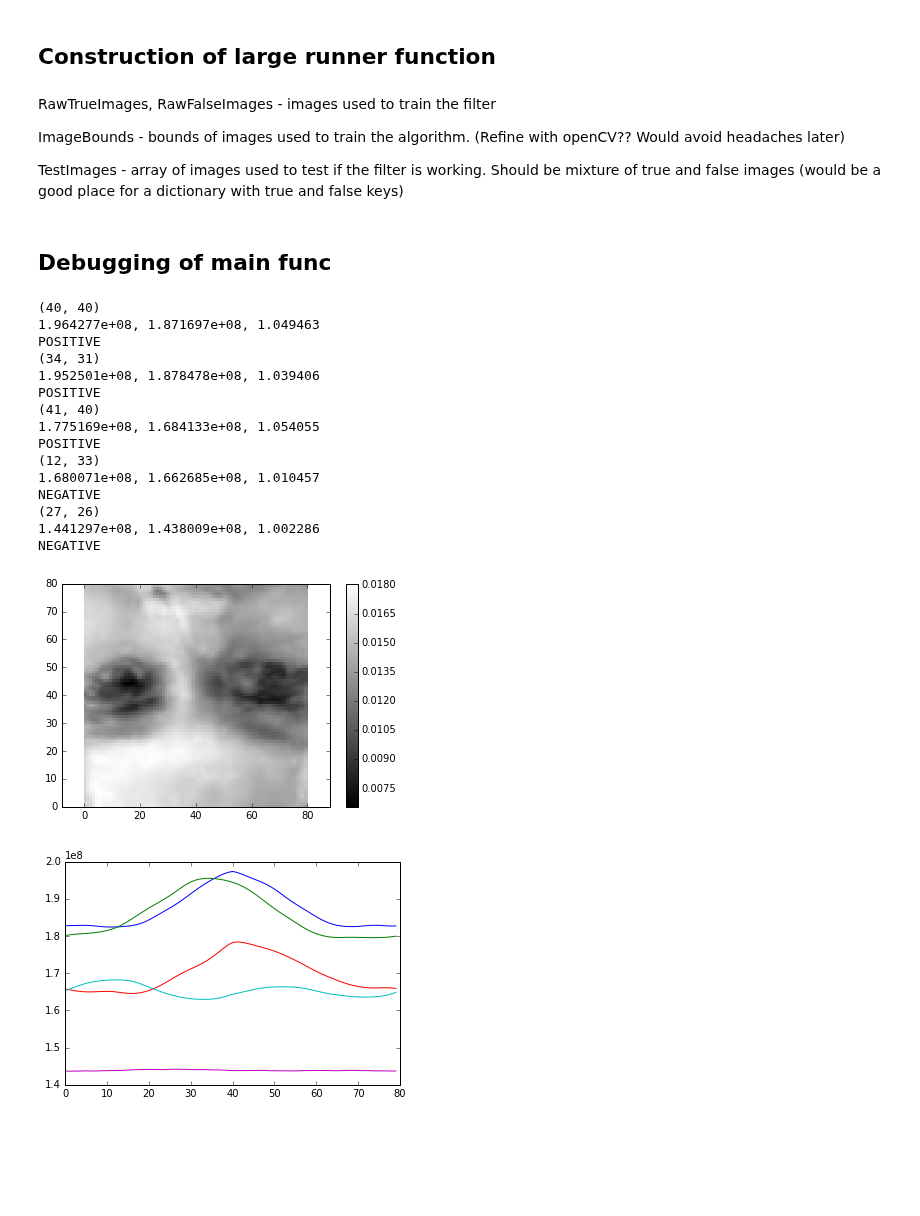
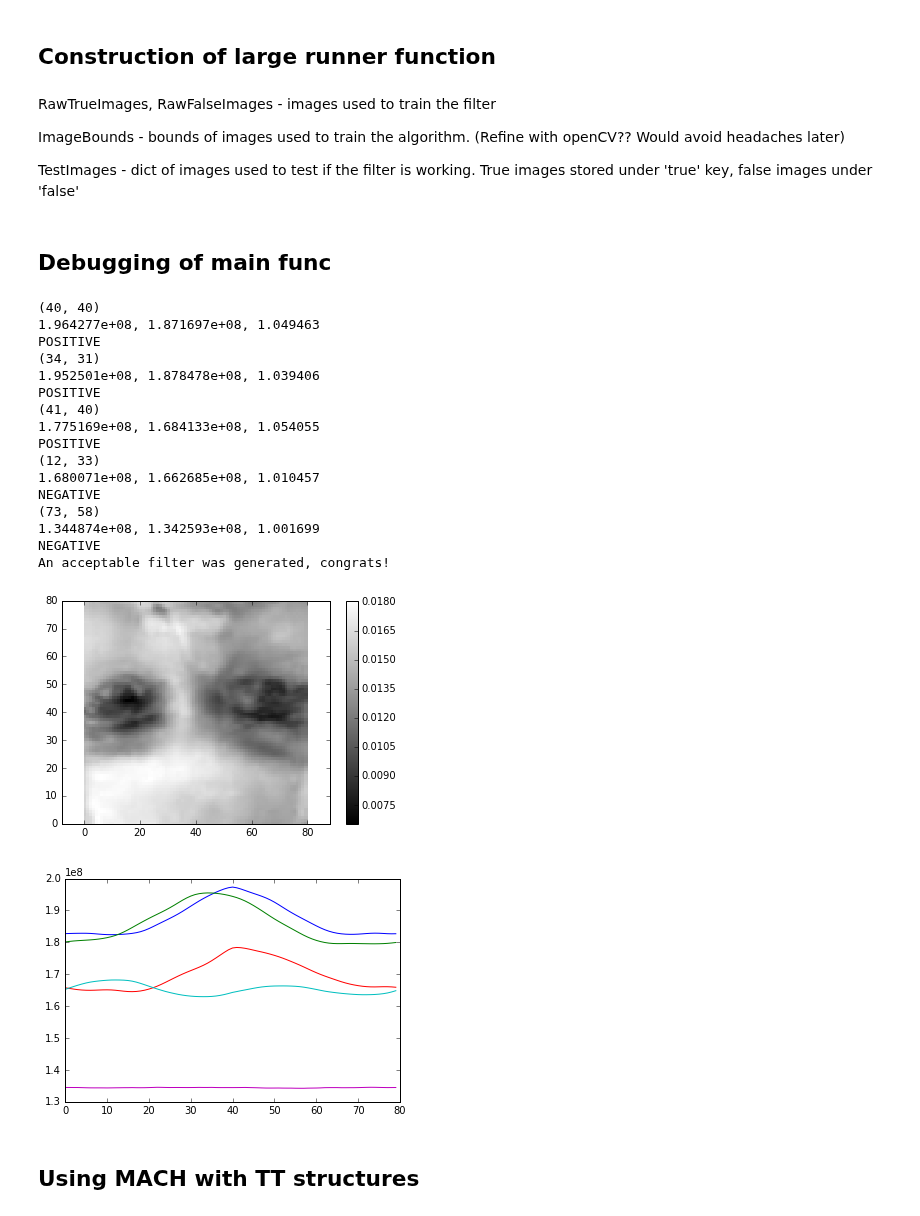
Before and after one commit to huskeypm/sparkdetection, a Jupyter notebook: mach/MACH.ipynb, the cells around one changed output. Saved outputs shown, nothing was run; the diff lists cells and outputs as text; code cells hidden in the pictures; blank space fills up the shorter version.

Commit message:
Minor changes to MACH.ipynb

```diff
--- a/mach/MACH.ipynb
+++ b/mach/MACH.ipynb
@@ -185,23 +189,22 @@ RawTrueImages, RawFalseImages - images used to train the filter
 
 ImageBounds - bounds of images used to train the algorithm. (Refine with openCV?? Would avoid headaches later)
 
-TestImages - array of images used to test if the filter is working. Should be mixture of true and false images (would be a good place for a dictionary with true and false keys)
+TestImages - dict of images used to test if the filter is working. True images stored under 'true' key, false images under 'false'
 # %%
 def main(RawTrueImageLocations, RawFalseImageLocations, ImageBounds, TestImageLocationDict):
+    # Might wind up cutting out the reading of images from this func and instead write another func
+
     # Read in true images
     TrueImages = []
-    for fileName in RawTrueImageLocations:
-        Img = util.ReadImg(fileName,renorm=True,bound=ImageBounds)
-        TrueImages.append(Img)
-        #plt.figure()
-        #util.myplot(Img)
+    [TrueImages.append(util.ReadImg(fileName,renorm=True,bound=ImageBounds)) for fileName in RawTrueImageLocations]
     TrueImages = np.asarray(TrueImages,dtype=np.float)
 
     # Read in false images
     FalseImages = []
-    for fileName in RawFalseImageLocations:
-        Img = util.ReadImg(fileName,renorm=True,bound=[72,152])
-        FalseImages.append(Img)
+    [FalseImages.append(util.ReadImg(fileName,renorm=True,bound=[72,152])) for fileName in RawFalseImageLocations]
+    #for fileName in RawFalseImageLocations:
+    #    Img = util.ReadImg(fileName,renorm=True,bound=[72,152])
+    #    FalseImages.append(Img)
     FalseImages = np.asarray(FalseImages,dtype=np.float)
 
     '''
@@ -245,9 +248,12 @@ def main(RawTrueImageLocations, RawFalseImageLocations, ImageBounds, TestImageLo
 
     #Here would be a good spot to refine filter via simple while loop.
     #(while result=False for True image, change threshold. Or something similar)
+    print("An acceptable filter was generated, congrats!")
+    return truthFilter
 # %% [markdown]
 ## Debugging of main func
 # %%
+root = "./images/"
 trueNames = ['a', 'b', 'c']
 TestTrue = [root+i+'.png' for i in trueNames]
 
@@ -259,22 +265,25 @@ ImageBounds = [60,140]
 trueTestImages = TestTrue ; falseTestImages = TestFalse
 testImages = {'true': trueTestImages, 'false': falseTestImages}
 # %%
-main(TestTrue, TestFalse, ImageBounds, testImages)
+generatedFilter = main(TestTrue, TestFalse, ImageBounds, testImages)
 # %% [output]
 (40, 40)
 1.964277e+08, 1.871697e+08, 1.049463
 POSITIVE
 (34, 31)
 1.952501e+08, 1.878478e+08, 1.039406
 POSITIVE
 (41, 40)
 1.775169e+08, 1.684133e+08, 1.054055
 POSITIVE
 (12, 33)
 1.680071e+08, 1.662685e+08, 1.010457
 NEGATIVE
-(27, 26)
-1.441297e+08, 1.438009e+08, 1.002286
+(73, 58)
+1.344874e+08, 1.342593e+08, 1.001699
 NEGATIVE
+An acceptable filter was generated, congrats!
 [figure]
-[figure, old version]
+[figure, new version]
+# %% [markdown]
+## Using MACH with TT structures
```
Also changed, not shown: parts of 1 cell of this notebook, 1 other file.
